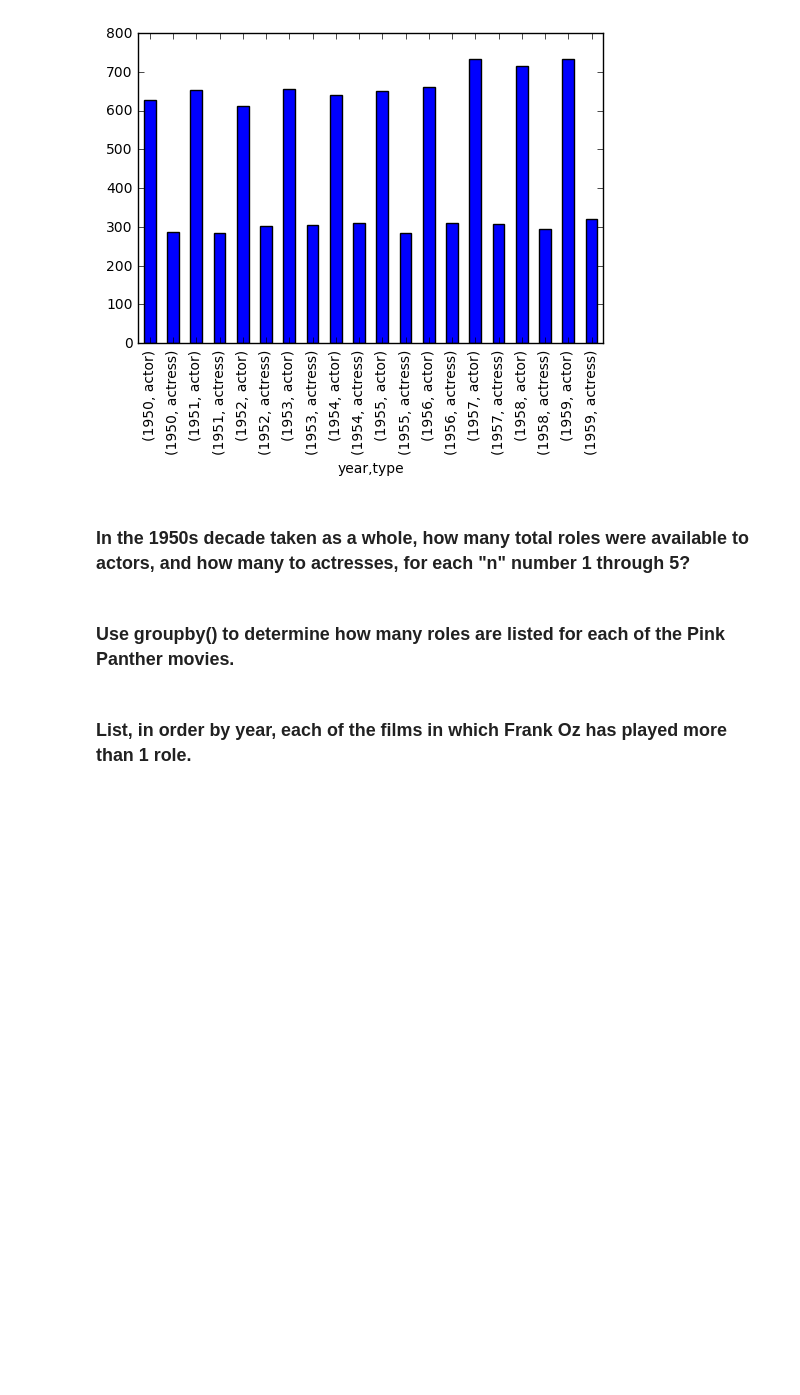
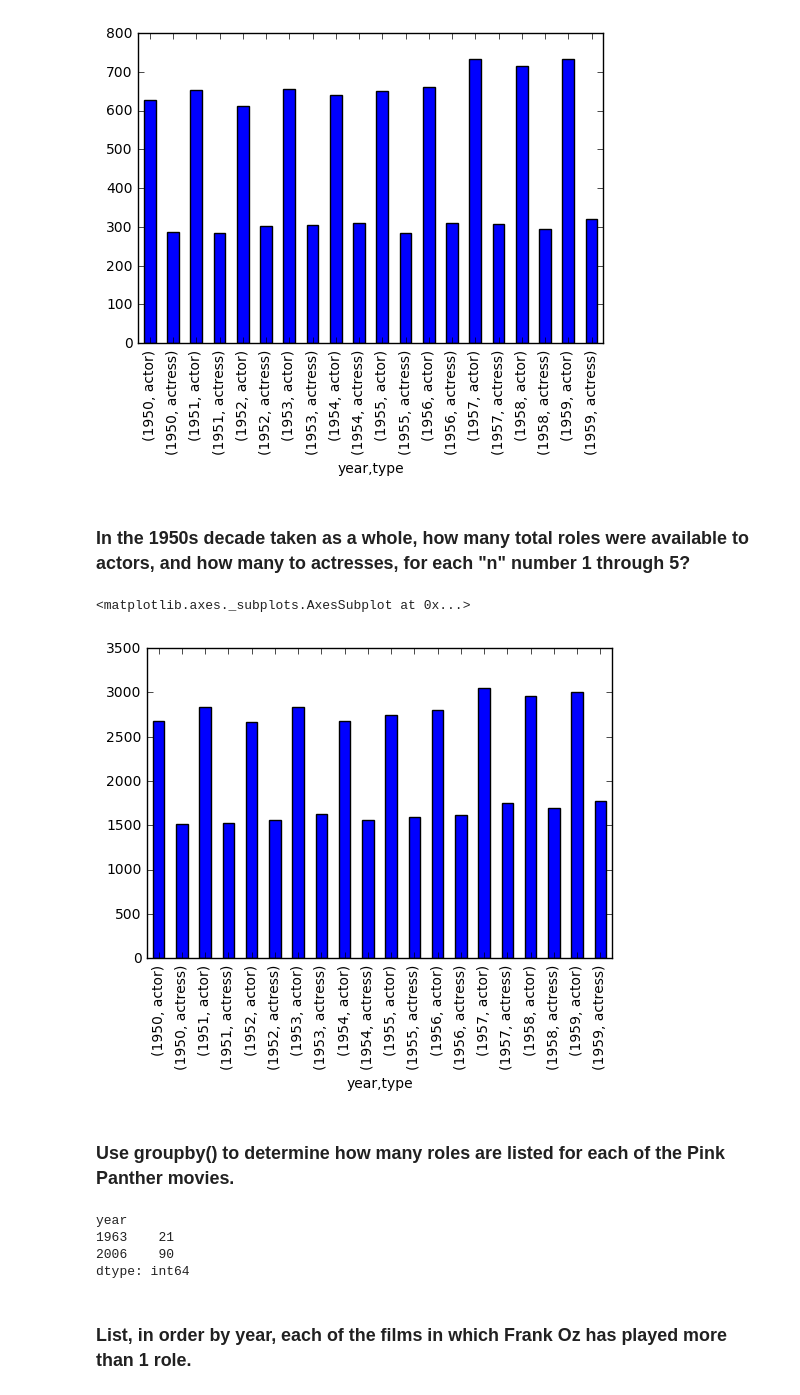
Before and after one commit to vaibhav15/Data-Science, a Jupyter notebook: pycon-pandas-tutorial-master/Exercises-3.ipynb, the cells around one changed output. Drawn from its saved outputs; the diff is of its cells as text; code cells hidden in the pictures; blank space fills up the shorter version.

```diff
--- a/pycon-pandas-tutorial-master/Exercises-3.ipynb
+++ b/pycon-pandas-tutorial-master/Exercises-3.ipynb
@@ -51,7 +51,21 @@ c.plot(kind = 'bar')
 [figure]
 # %% [markdown]
 ### In the 1950s decade taken as a whole, how many total roles were available to actors, and how many to actresses, for each "n" number 1 through 5?
+# %%
+c = cast[(cast.year//10 == 195) & (cast.n >= 1) & (cast.n<= 5)].groupby(['year','type']).size()
+c.plot(kind = 'bar')
+# %% [output]
+<matplotlib.axes._subplots.AxesSubplot at 0x...>
+[figure, added]
 # %% [markdown]
 ### Use groupby() to determine how many roles are listed for each of the Pink Panther movies.
+# %%
+c = cast[cast.title == 'The Pink Panther']
+c.groupby('year').size()
+# %% [output]
+year
+1963    21
+2006    90
+dtype: int64
 # %% [markdown]
 ### List, in order by year, each of the films in which Frank Oz has played more than 1 role.
```
Also changed, not shown: parts of 2 cells of this notebook, 8 other files.
